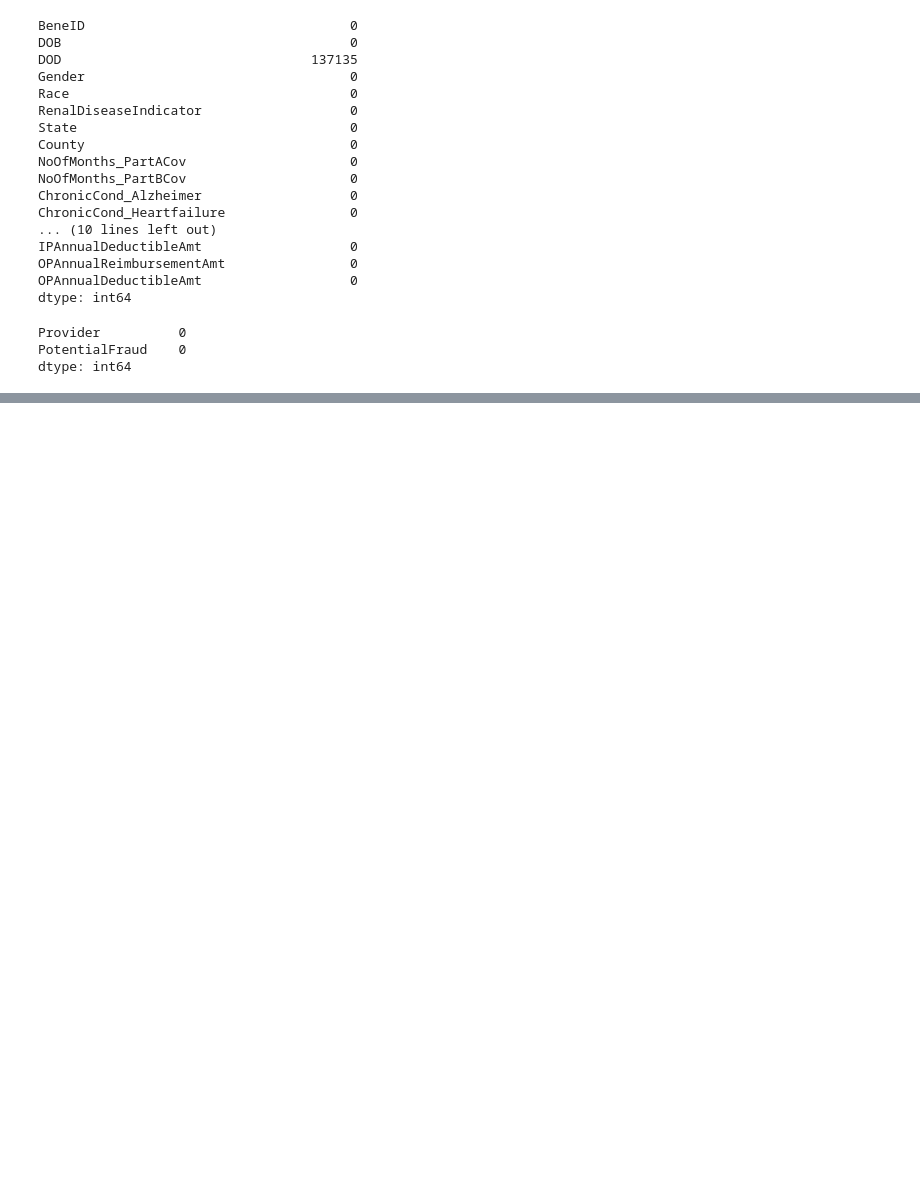
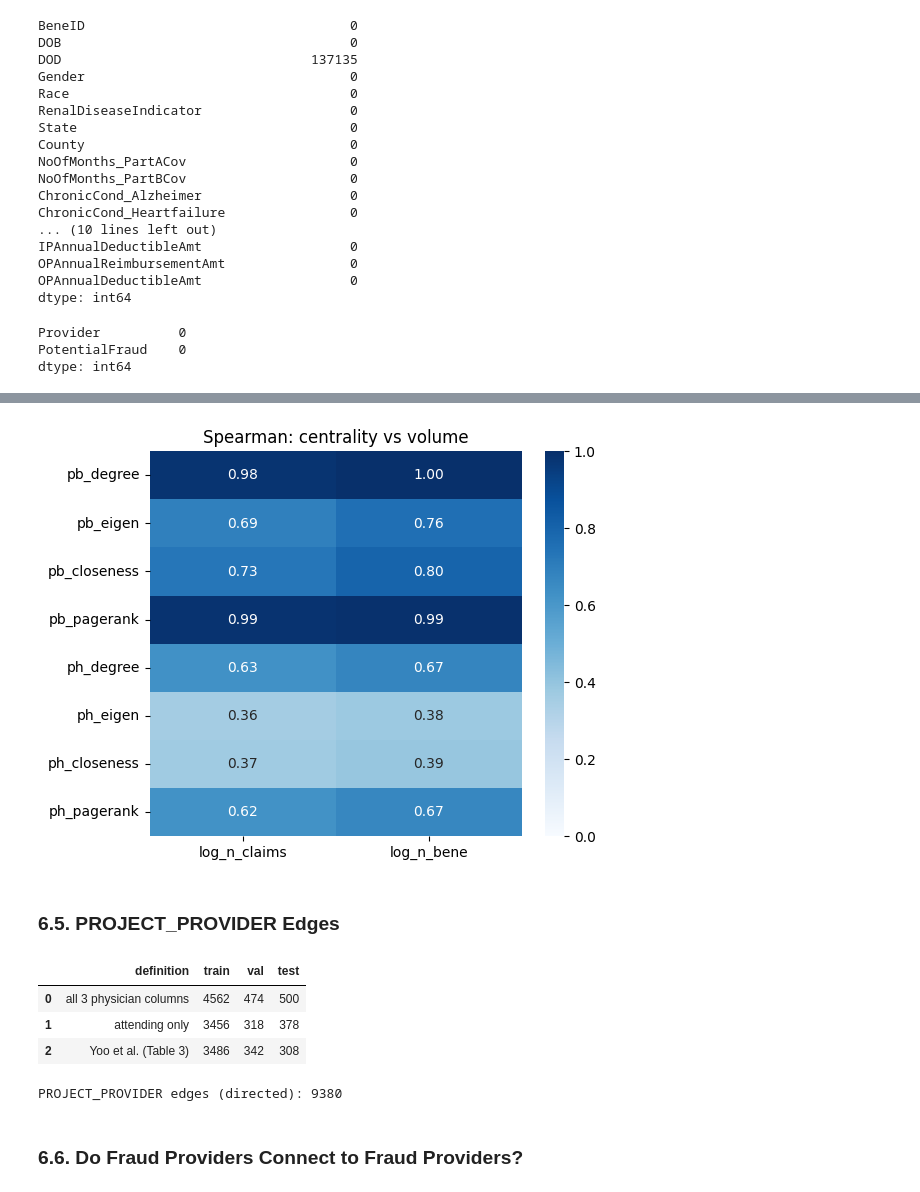
Before and after one commit to johanescedrick/medicare-fraud-detection-research, a Jupyter notebook: notebook/gnn_research_in_healthcare_fraud_detection.ipynb, the cells around one changed output, grey strips where cells are left out. Drawn from its saved outputs; the diff is of its cells as text; code cells hidden in the pictures; blank space fills up the shorter version.

```diff
--- a/notebook/gnn_research_in_healthcare_fraud_detection.ipynb
+++ b/notebook/gnn_research_in_healthcare_fraud_detection.ipynb
@@ -227,0 +580,4 @@ dtype: int64
+# %%
+pb_pairs = claims[['prov_idx', 'bene_idx']].drop_duplicates()
+A_pb = bipartite_adjacency(pb_pairs['prov_idx'].values, pb_pairs['bene_idx'].values, N_PROV, N_BENE)
+print('provider-patient graph:', A_pb.shape[0], 'nodes,', A_pb.nnz // 2, 'edges')
@@ -227,0 +610,16 @@ dtype: int64
+# %%
+def centrality(A, n_prov, prefix):
+    degree = np.asarray(A.sum(axis=1)).ravel()
+
+    pagerank = nx.pagerank(nx.from_scipy_sparse_array(A), alpha=0.85)
+    pagerank = np.array([pagerank[i] for i in range(A.shape[0])]) * A.shape[0]
+
+    _, vec = eigsh(A.astype(float), k=1, which='LA')
+    eigen = np.abs(vec[:, 0]) * np.sqrt(A.shape[0])
+
+    return pd.DataFrame({
+        prefix + '_degree': degree[:n_prov],
+        prefix + '_eigen': eigen[:n_prov],
+        prefix + '_closeness': closeness_estimate(A, n_prov),
+        prefix + '_pagerank': pagerank[:n_prov],
+    })
@@ -227,0 +628,14 @@ dtype: int64
+# %%
+cent_file = RESULT_DIR + 'centrality.csv'
+
+if os.path.exists(cent_file):
+    X_cent_df = pd.read_csv(cent_file)
+else:
+    X_cent_df = pd.concat([centrality(A_pb, N_PROV, 'pb'), centrality(A_ph, N_PROV, 'ph')], axis=1)
+    X_cent_df.to_csv(cent_file, index=False)
+
+X_CENT = list(X_cent_df.columns)
+X_CENT_NO_DEGREE = [c for c in X_CENT if not c.endswith('_degree')]
+providers = pd.concat([providers, X_cent_df.set_index(providers.index)], axis=1)
+X_cent_df.describe()
+# centrality is saved to a file because it takes a few minutes
@@ -227,0 +654,6 @@ dtype: int64
+# %%
+from scipy.stats import spearmanr
+
+volume = {'log_n_claims': np.log1p(providers['n_claims']), 'log_n_bene': np.log1p(providers['n_bene'])}
+C1 = pd.DataFrame({v: [spearmanr(providers[c], volume[v]).correlation for c in X_CENT] for v in volume}, index=X_CENT)
+C1.round(3)
@@ -227,0 +670,9 @@ dtype: int64
+# %%
+plt.figure(figsize=(6, 5))
+sns.heatmap(C1, annot=True, fmt='.2f', cmap='Blues', vmin=0, vmax=1)
+plt.title('Spearman: centrality vs volume')
+plt.show()
+# %% [output]
+[figure, added]
+# %% [markdown]
+### 6.5. PROJECT_PROVIDER Edges
@@ -227,0 +688,23 @@ dtype: int64
+# %%
+rows = []
+for name, cols in {'all 3 physician columns': physician_cols, 'attending only': ['AttendingPhysician']}.items():
+    e = project_provider_edges(cols)
+    row = {'definition': name}
+    for part in ['train', 'val', 'test']:
+        ids = splits[0][part]
+        row[part] = int((np.isin(e[0], ids) & np.isin(e[1], ids)).sum())
+    rows.append(row)
+rows.append({'definition': 'Yoo et al. (Table 3)', 'train': 3486, 'val': 342, 'test': 308})
+pd.DataFrame(rows)
+# %% [output]
+|  | definition | train | val | test |
+| 0 | all 3 physician columns | 4562 | 474 | 500 |
+| 1 | attending only | 3456 | 318 | 378 |
+| 2 | Yoo et al. (Table 3) | 3486 | 342 | 308 |
+# %%
+project_edges = project_provider_edges(['AttendingPhysician'])
+print('PROJECT_PROVIDER edges (directed):', project_edges.shape[1])
+# %% [output]
+PROJECT_PROVIDER edges (directed): 9380
+# %% [markdown]
+### 6.6. Do Fraud Providers Connect to Fraud Providers?
```
Also changed, not shown: parts of 80 cells of this notebook, 3 other files.
